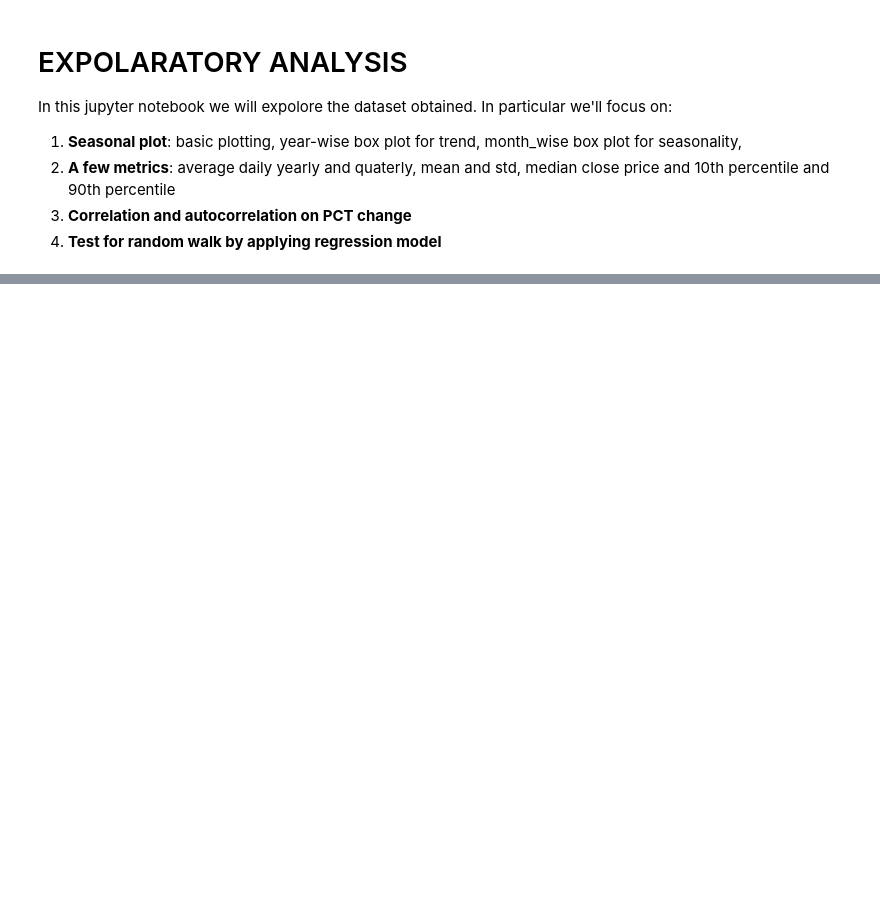
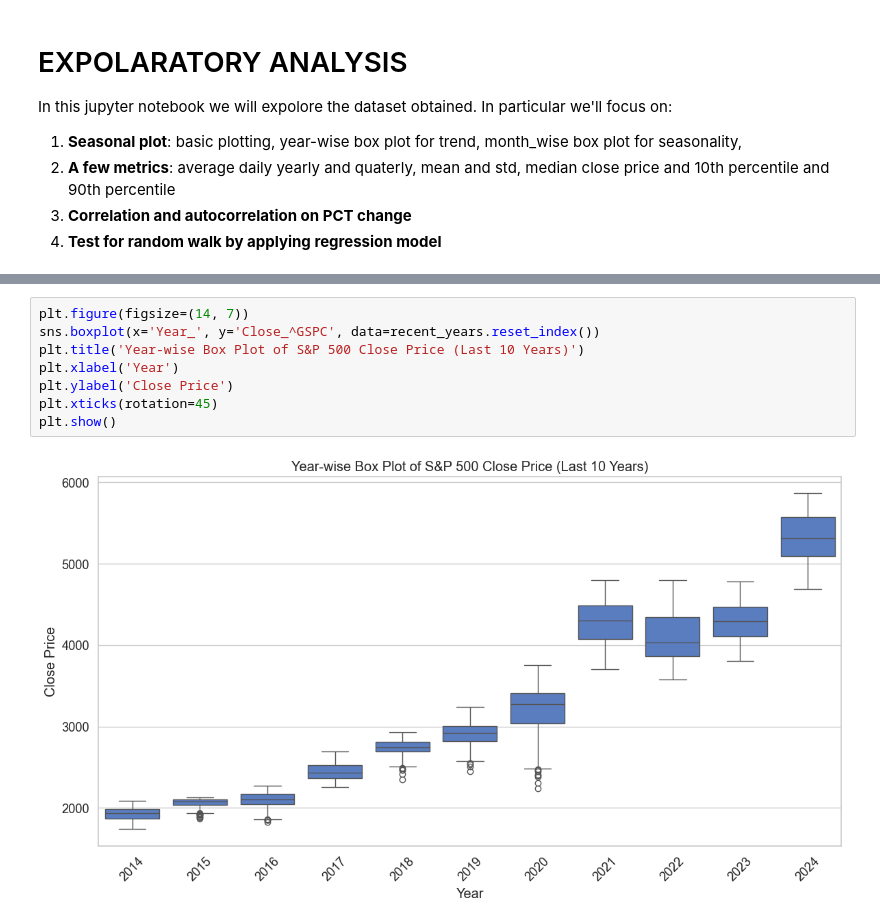
Before and after one commit to blackswan-quants/dtwclustering_sp500, a Jupyter notebook: exploratory analysis.ipynb, the cells around one changed output, grey strips where cells are left out. Cells and saved outputs as stored; diff of their text form; blank space fills up the shorter version.

```diff
--- a/exploratory analysis.ipynb
+++ b/exploratory analysis.ipynb
@@ -101,0 +95,10 @@ for year in years:
+# %%
+plt.figure(figsize=(14, 7))
+sns.boxplot(x='Year_', y='Close_^GSPC', data=recent_years.reset_index())
+plt.title('Year-wise Box Plot of S&P 500 Close Price (Last 10 Years)')
+plt.xlabel('Year')
+plt.ylabel('Close Price')
+plt.xticks(rotation=45)
+plt.show()
+# %% [output]
+[figure, added]
```
Also changed, not shown: parts of 94 cells of this notebook, 1 other file.
